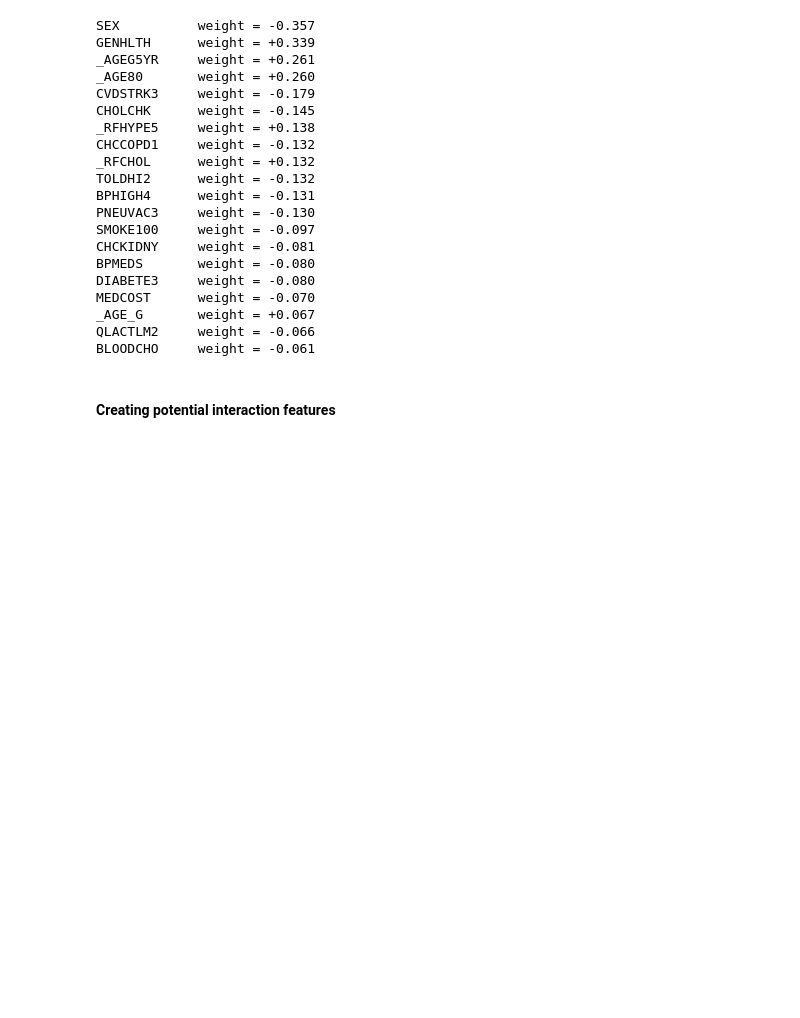
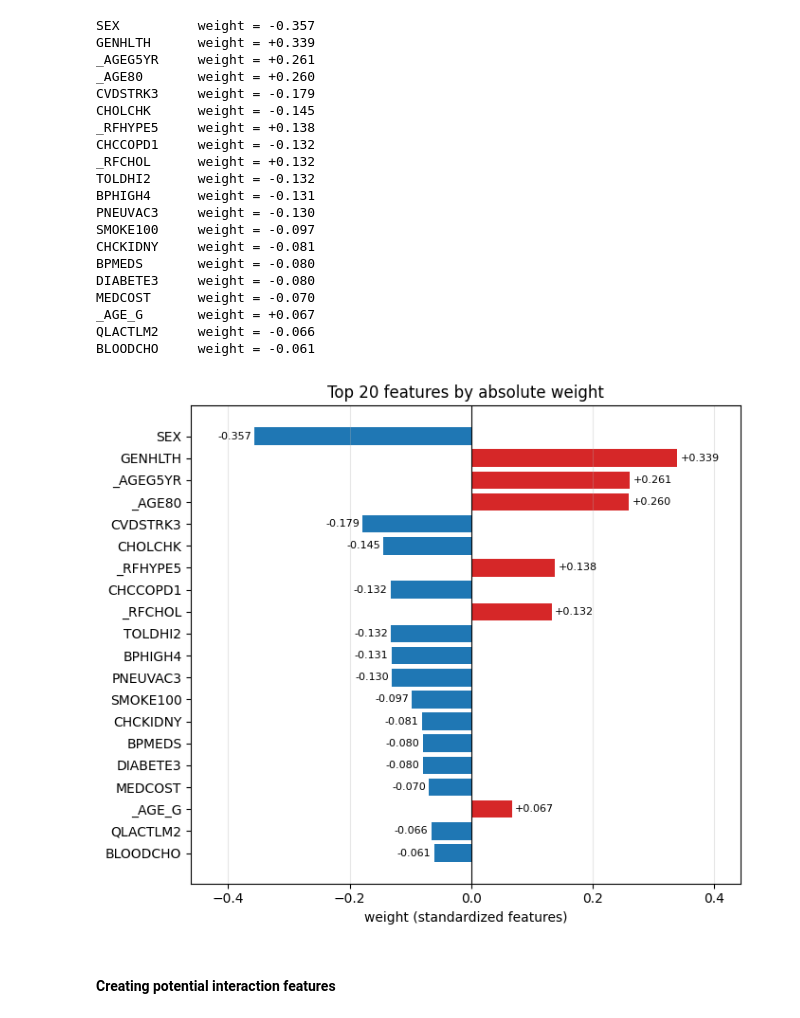
Before and after one commit to suzanne-cc/machine_learning_CS_433_project_1, a Jupyter notebook: project_1.ipynb, the cells around one changed output. Cells and saved outputs as stored; diff of their text form; code cells hidden in the pictures; blank space fills up the shorter version.

```diff
--- a/project_1.ipynb
+++ b/project_1.ipynb
@@ -246,6 +308,31 @@ MEDCOST      weight = -0.070
 _AGE_G       weight = +0.067
 QLACTLM2     weight = -0.066
 BLOODCHO     weight = -0.061
+# %%
+# bar chart of the top features
+names = [feature_name_list[col] for col in top_features]
+weights = [best_w[col] for col in top_features]
+
+names, weights = names[::-1], weights[::-1] # strongest at the top of the chart
+colors = ["tab:red" if w > 0 else "tab:blue" for w in weights]
+
+plt.figure(figsize=(7, 6))
+plt.barh(names, weights, color=colors)
+plt.axvline(0, color="black", linewidth=0.8)
+plt.xlabel("weight (standardized features)")
+plt.title(f"Top {len(top_features)} features by absolute weight")
+
+# write the value next to each bar
+for i, w in enumerate(weights):
+    plt.text(w + (0.005 if w > 0 else -0.005), i, f"{w:+.3f}",
+             va="center", ha="left" if w > 0 else "right", fontsize=8)
+
+plt.margins(x=0.15)
+plt.grid(axis="x", alpha=0.3)
+plt.tight_layout()
+plt.show()
+# %% [output]
+[figure, added]
 # %% [markdown]
 #### Creating potential interaction features
 # %%
```
Also changed, not shown: parts of 10 cells of this notebook, 1 other file.
